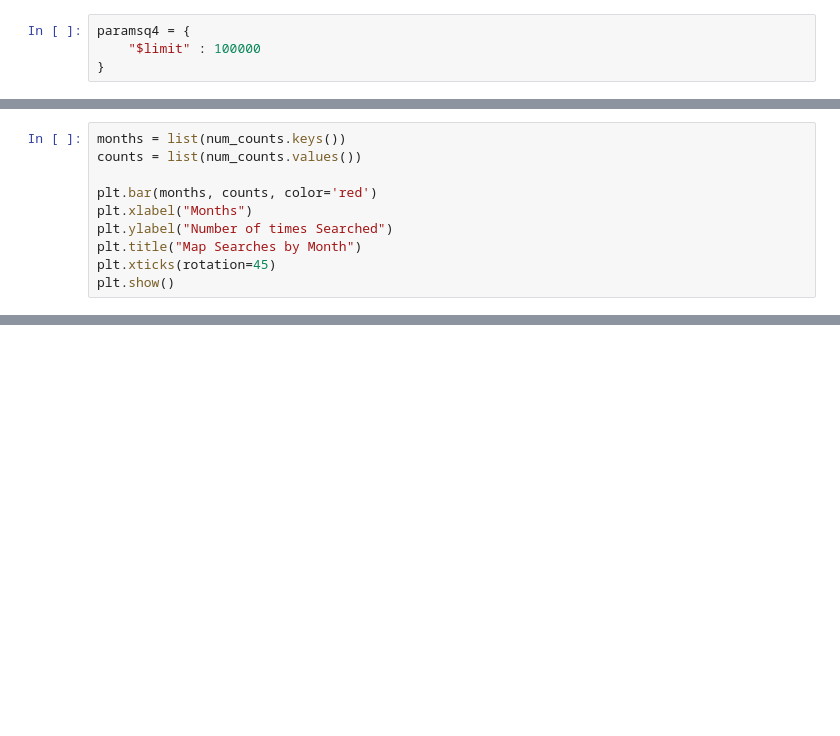
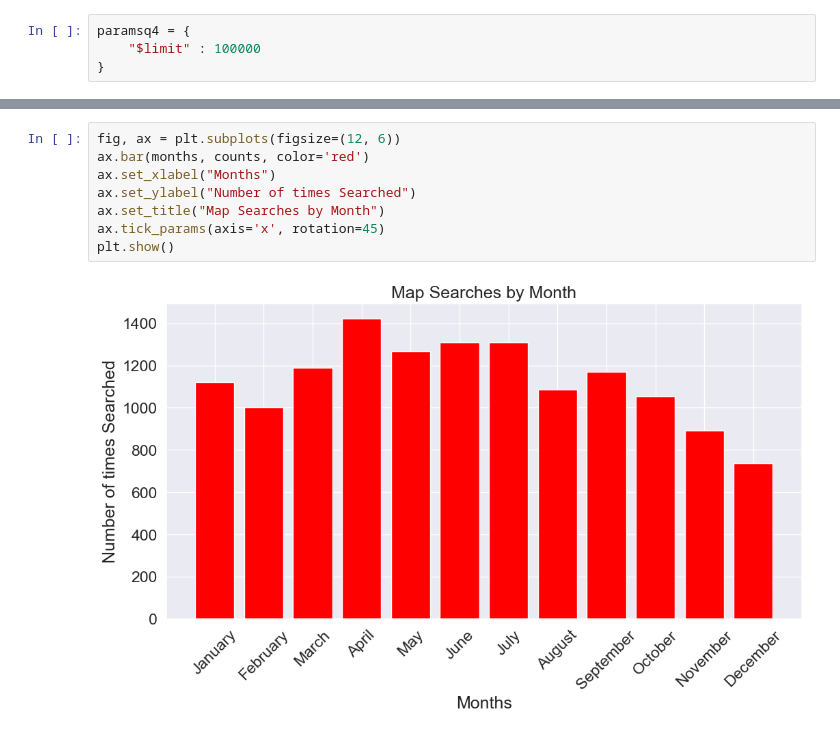
Before and after one commit to NSS-Data-Analytics-Cohort-8/socrata_api-scost46, a Jupyter notebook: notebooks/API_Project.ipynb, the cells around one changed output, grey strips where cells are left out. Saved outputs shown, nothing was run; the diff lists cells and outputs as text; blank space fills up the shorter version.

```diff
--- a/notebooks/API_Project.ipynb
+++ b/notebooks/API_Project.ipynb
@@ -199,10 +177,0 @@ for record in data:
-# %%
-months = list(num_counts.keys())
-counts = list(num_counts.values())
-
-plt.bar(months, counts, color='red')
-plt.xlabel("Months")
-plt.ylabel("Number of times Searched")
-plt.title("Map Searches by Month")
-plt.xticks(rotation=45)
-plt.show()
@@ -210,0 +199,10 @@ plt.show()
+# %%
+fig, ax = plt.subplots(figsize=(12, 6))
+ax.bar(months, counts, color='red')
+ax.set_xlabel("Months")
+ax.set_ylabel("Number of times Searched")
+ax.set_title("Map Searches by Month")
+ax.tick_params(axis='x', rotation=45)
+plt.show()
+# %% [output]
+[figure, added]
```
Also changed, not shown: parts of 7 cells of this notebook.
